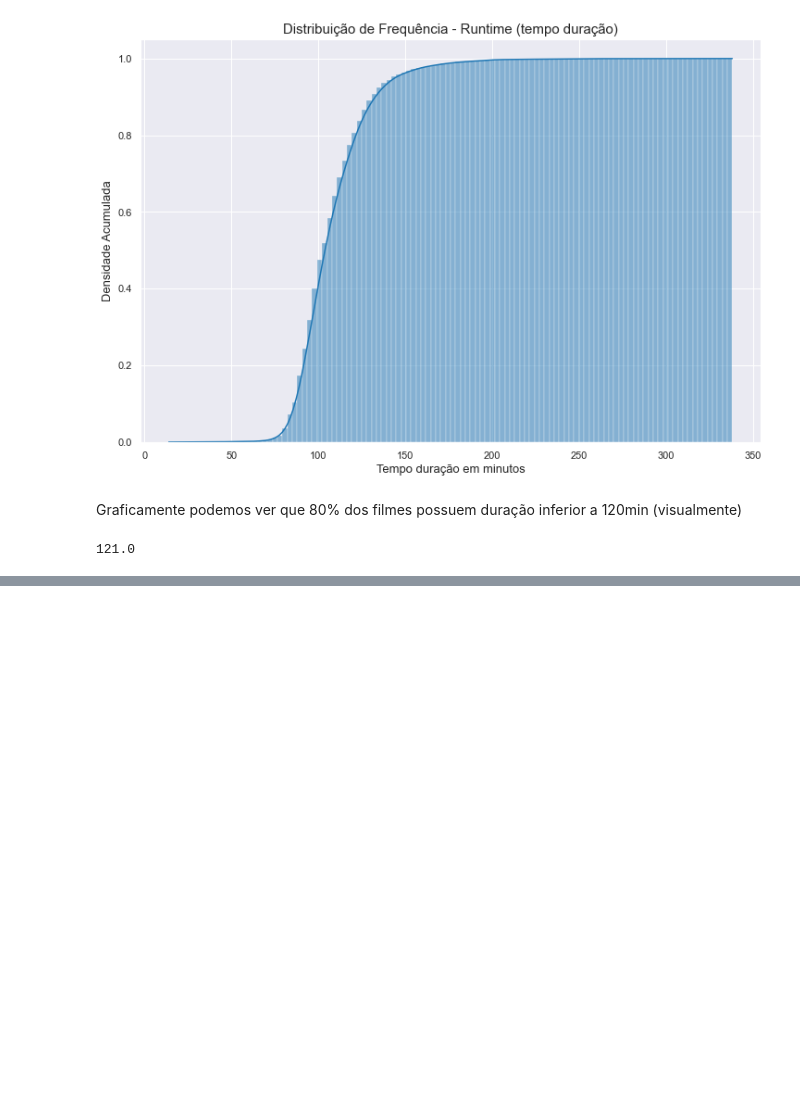
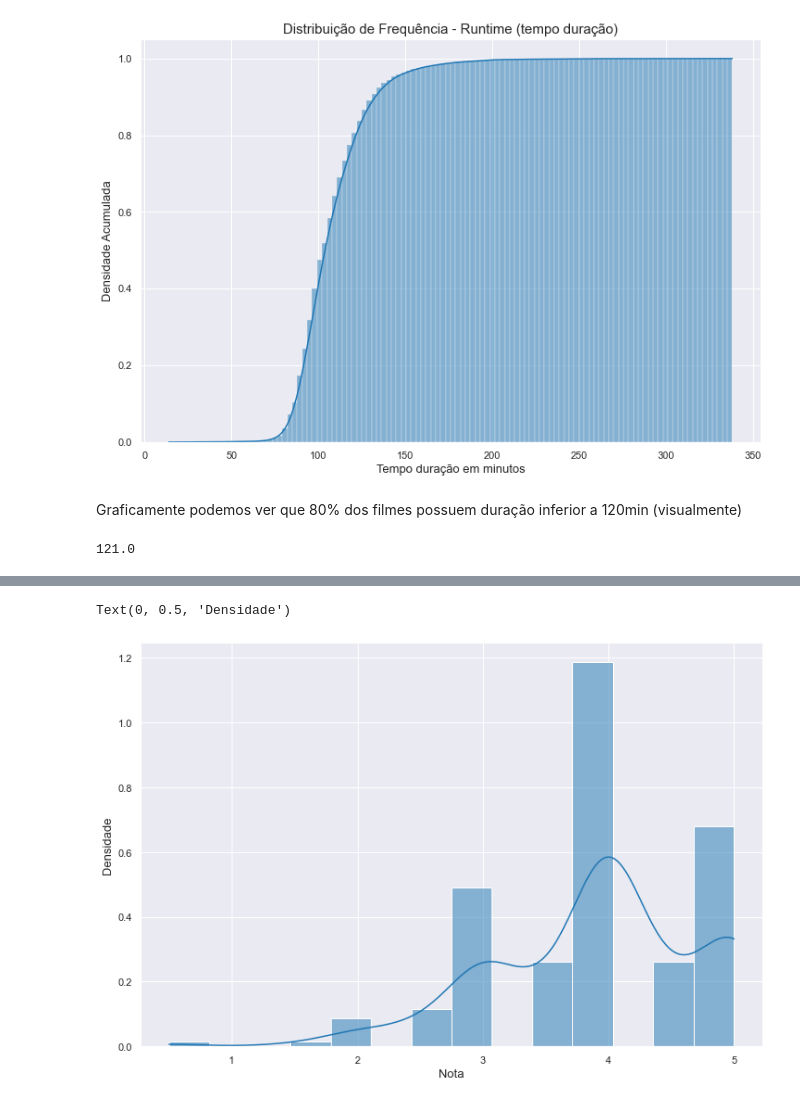
Before and after one commit to ciqueti/Testes_Estatisticos, a Jupyter notebook: Projeto.ipynb, the cells around one changed output, grey strips where cells are left out. Cells and saved outputs as stored; diff of their text form; code cells hidden in the pictures; blank space fills up the shorter version.

```diff
--- a/Projeto.ipynb
+++ b/Projeto.ipynb
@@ -251,0 +305,3 @@ Graficamente podemos ver que 80% dos filmes possuem duração inferior a 120min
+# %%
+notas1 = notas.query('movieId == 1')['rating']
+notas1
@@ -251,0 +321,8 @@ Graficamente podemos ver que 80% dos filmes possuem duração inferior a 120min
+# %%
+ax = sns.histplot(notas1, kde=True, stat='density')
+ax.figure.set_size_inches(12,8)
+ax.set_xlabel('Nota', fontsize=13)
+ax.set_ylabel('Densidade', fontsize=13)
+# %% [output]
+Text(0, 0.5, 'Densidade')
+[figure, added]
```
Also changed, not shown: parts of 15 cells of this notebook.
